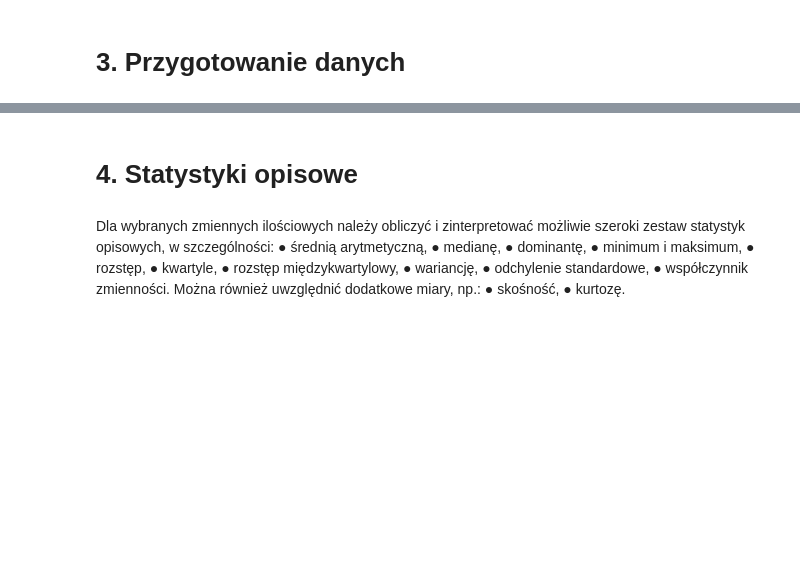
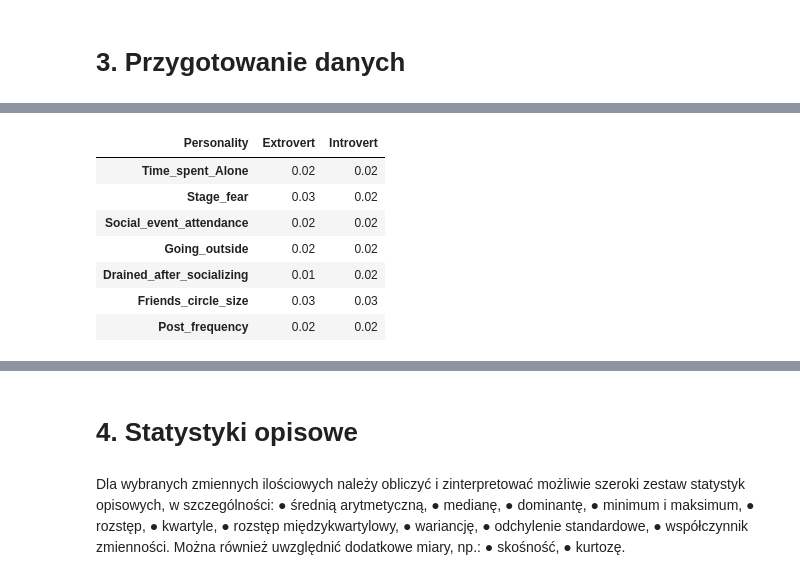
Before and after one commit to kubanskan/pk-statistical-data-analysis, a Jupyter notebook: projects/project1/main.ipynb, the cells around one changed output, grey strips where cells are left out. Drawn from its saved outputs; the diff is of its cells as text; code cells hidden in the pictures; blank space fills up the shorter version.

```diff
--- a/projects/project1/main.ipynb
+++ b/projects/project1/main.ipynb
@@ -122,2 +125,13 @@ df.isna().mean()
+# %%
+df.drop(columns=['Personality']).isna().groupby(df['Personality']).mean().round(2).T
+# %% [output]
+| Personality | Extrovert | Introvert |
+| Time_spent_Alone | 0.02 | 0.02 |
+| Stage_fear | 0.03 | 0.02 |
+| Social_event_attendance | 0.02 | 0.02 |
+| Going_outside | 0.02 | 0.02 |
+| Drained_after_socializing | 0.01 | 0.02 |
+| Friends_circle_size | 0.03 | 0.03 |
+| Post_frequency | 0.02 | 0.02 |
 # %%
 df.describe()
```
Also changed, not shown: parts of 17 cells of this notebook.
